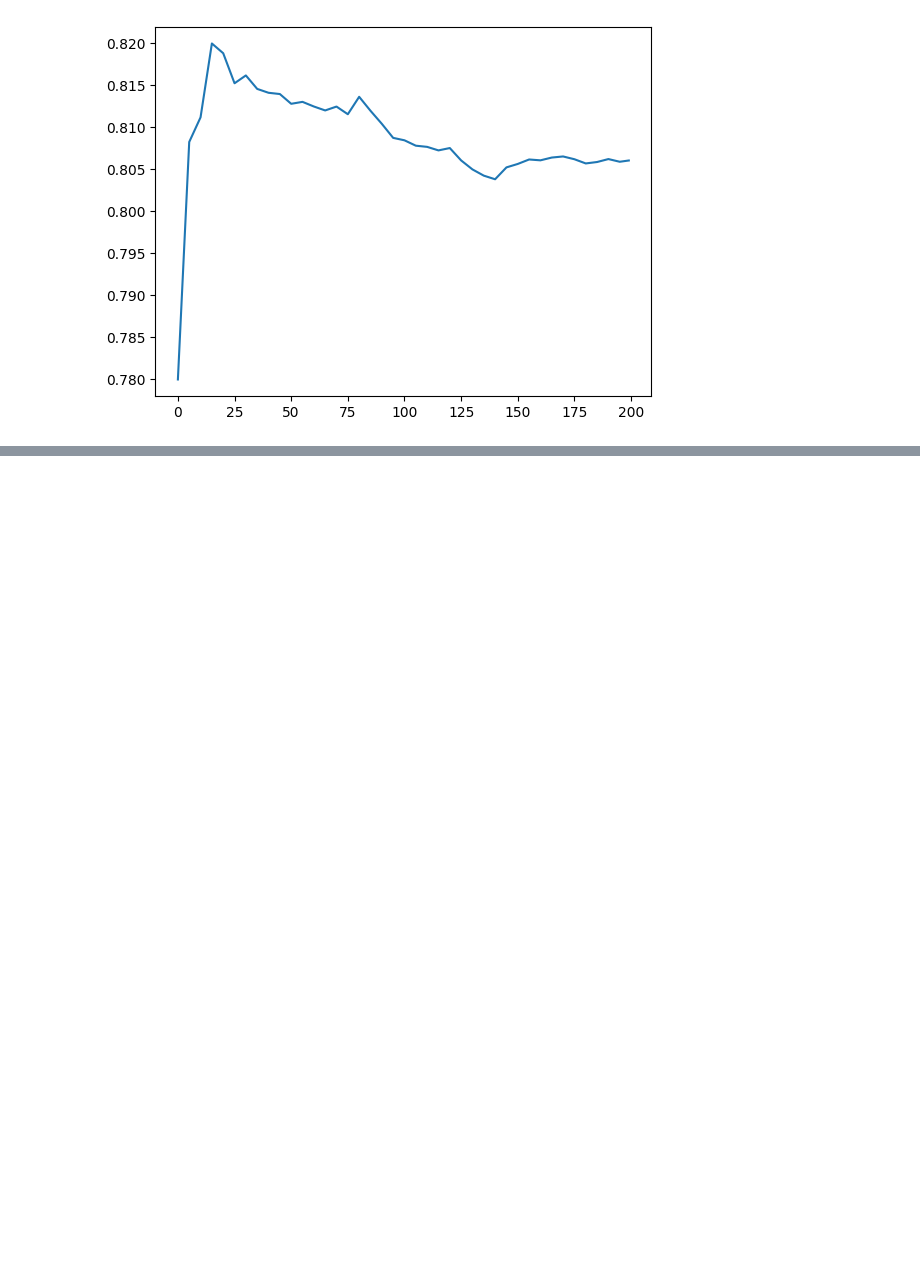
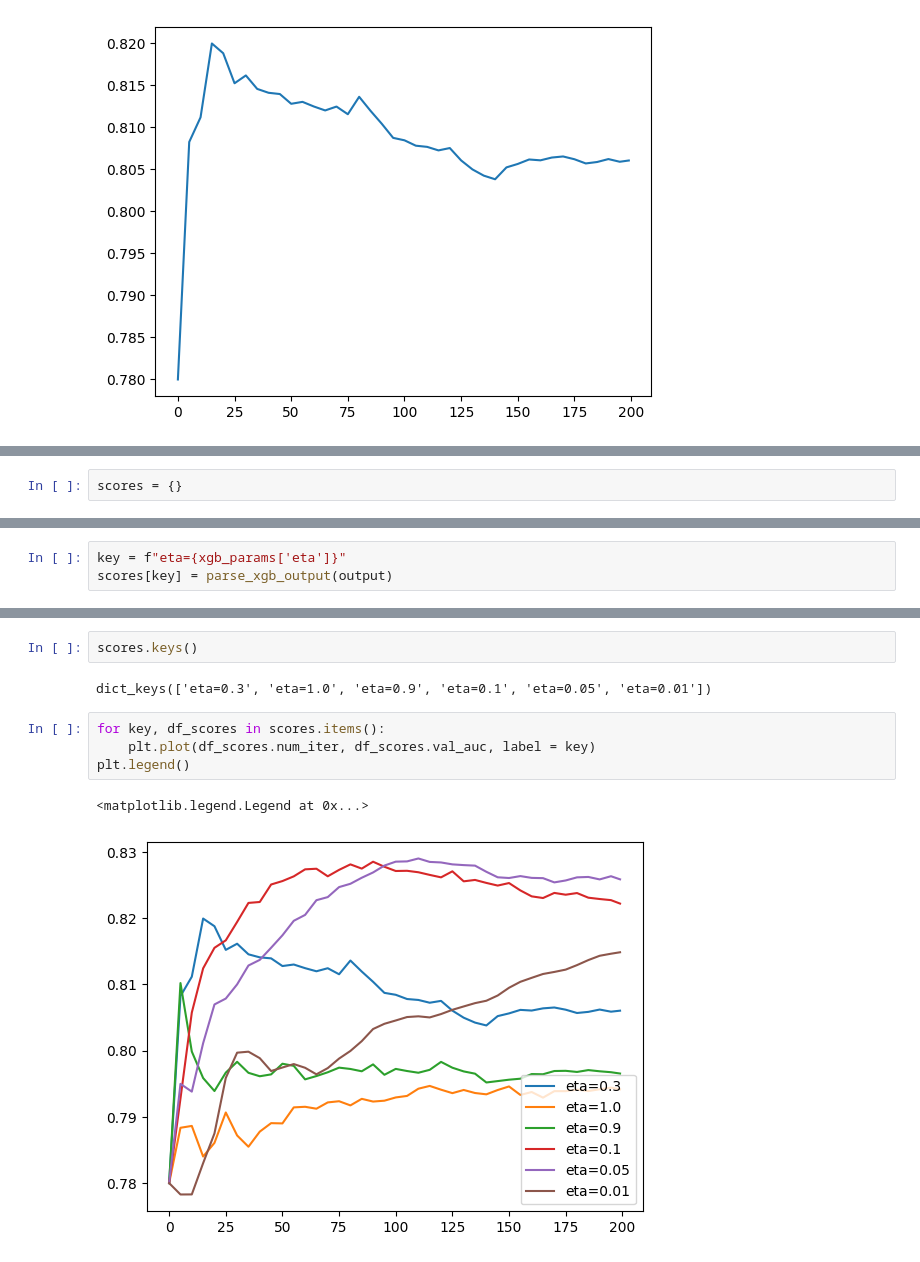
Before and after one commit to skykmar02/Credit-Risk-Scoring, a Jupyter notebook: 06_Credit_risk_scoring.ipynb, the cells around one changed output, grey strips where cells are left out. Saved outputs shown, nothing was run; the diff lists cells and outputs as text; blank space fills up the shorter version.

```diff
--- a/06_Credit_risk_scoring.ipynb
+++ b/06_Credit_risk_scoring.ipynb
@@ -799,0 +802,2 @@ plt.plot(df_scores.num_iter, df_scores.val_auc, label = 'val')
+# %%
+scores = {}
@@ -799,0 +826,3 @@ plt.plot(df_scores.num_iter, df_scores.val_auc, label = 'val')
+# %%
+key = f"eta={xgb_params['eta']}"
+scores[key] = parse_xgb_output(output)
@@ -799,0 +849,11 @@ plt.plot(df_scores.num_iter, df_scores.val_auc, label = 'val')
+# %%
+scores.keys()
+# %% [output]
+dict_keys(['eta=0.3', 'eta=1.0', 'eta=0.9', 'eta=0.1', 'eta=0.05', 'eta=0.01'])
+# %%
+for key, df_scores in scores.items():
+    plt.plot(df_scores.num_iter, df_scores.val_auc, label = key)
+plt.legend()
+# %% [output]
+<matplotlib.legend.Legend at 0x...>
+[figure, added]
```
Also changed, not shown: parts of 41 cells of this notebook, 1 other file.
